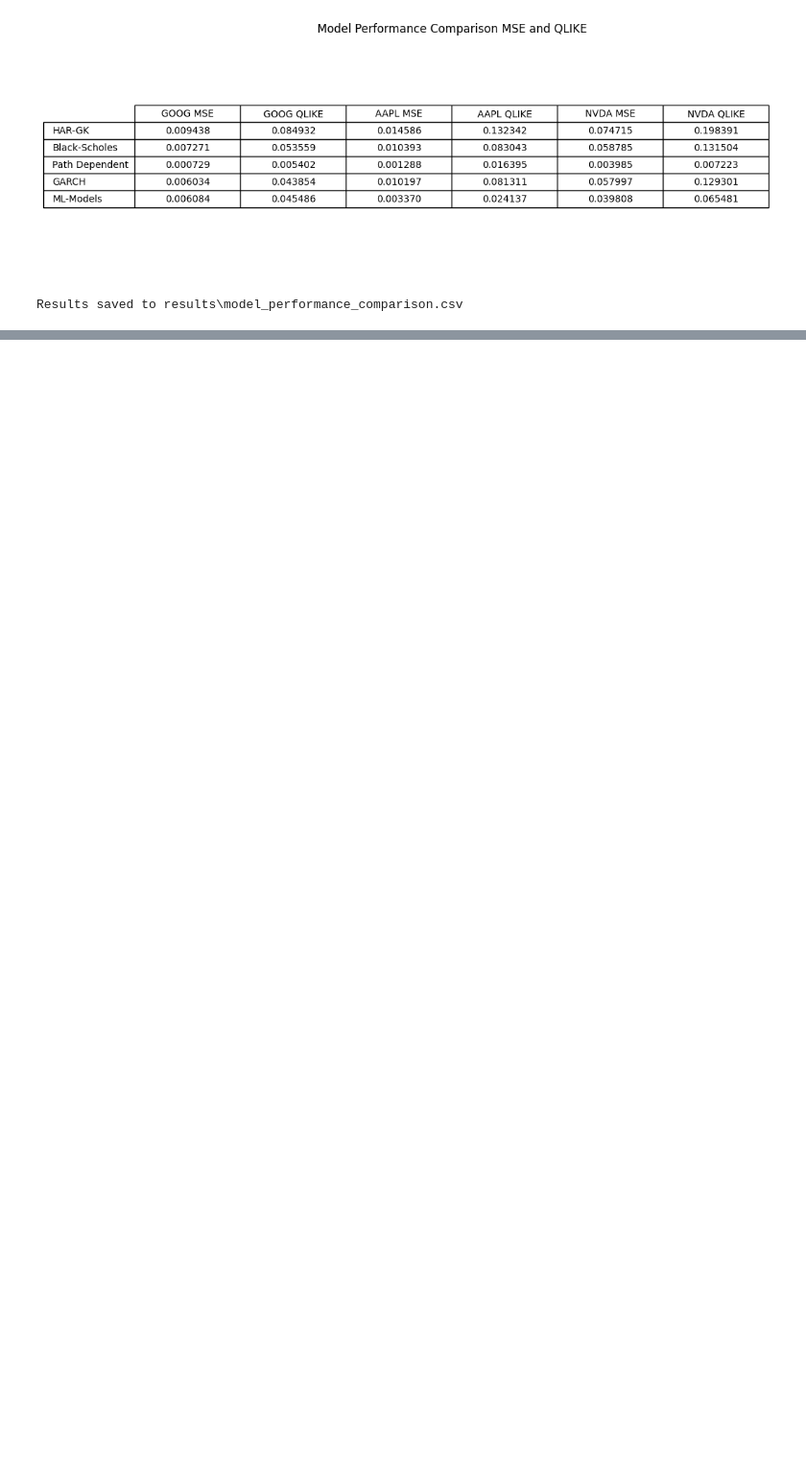
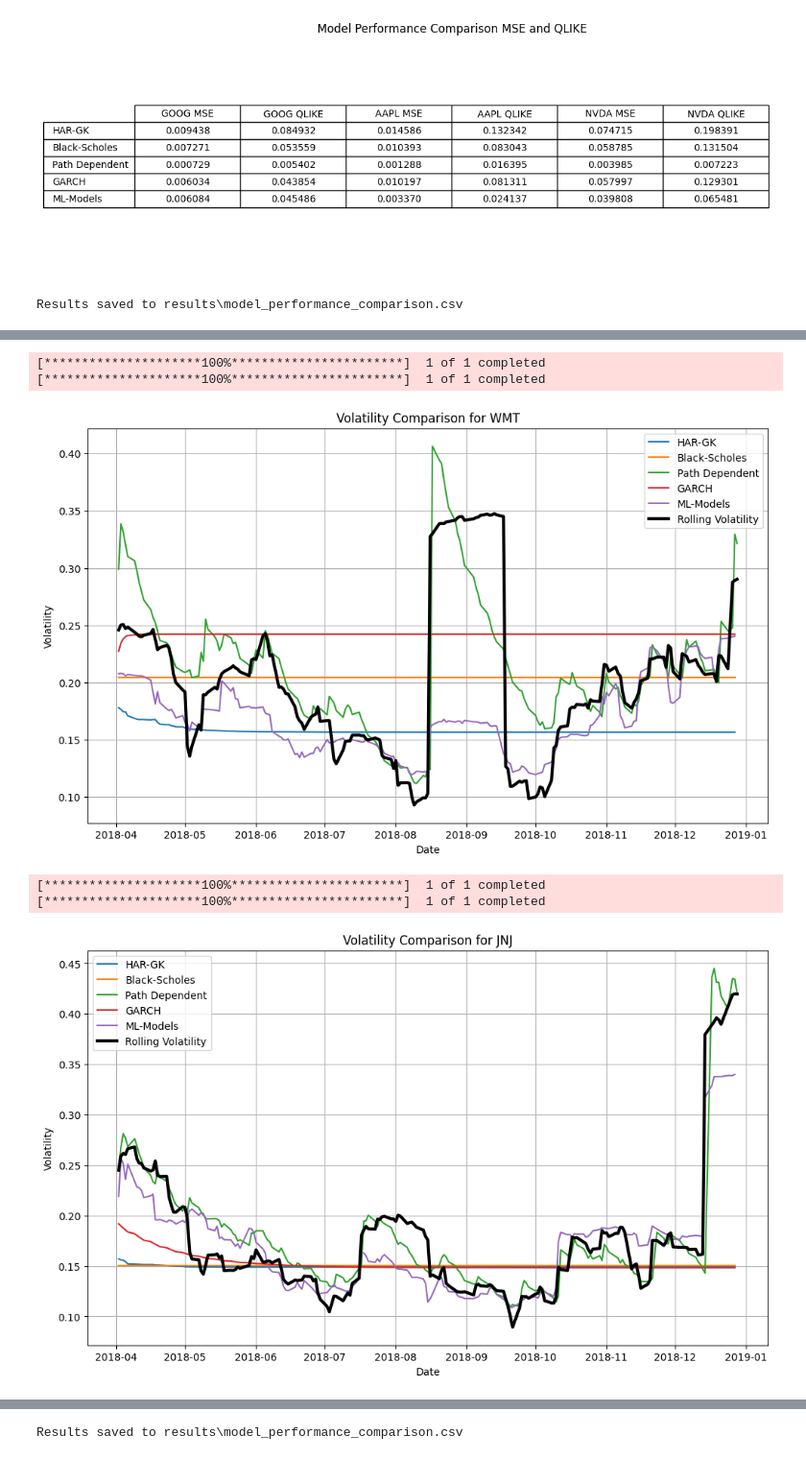
Before and after one commit to abkis/erdos-2026-volatility-models, a Jupyter notebook: main.ipynb, the cells around one changed output, grey strips where cells are left out. Shown at 96% size. Cells and saved outputs as stored; diff of their text form; code cells hidden in the pictures; blank space fills up the shorter version.

```diff
--- a/main.ipynb
+++ b/main.ipynb
@@ -38,0 +54,13 @@ Results saved to results\model_performance_comparison.csv
+# %%
+# run stable time and companies
+
+Compare = main.compare_all_models(stable_company_tickers, [stable_start, stable_train_end, stable_end], save_results = True)
+
+Compare.compute_metrics()
+# %% [output]
+[*********************100%***********************]  1 of 1 completed
+[*********************100%***********************]  1 of 1 completed
+[figure, added]
+[*********************100%***********************]  1 of 1 completed
+[*********************100%***********************]  1 of 1 completed
+[figure, added]
@@ -38,0 +68 @@ Results saved to results\model_performance_comparison.csv
+Results saved to results\model_performance_comparison.csv
```
Also changed, not shown: parts of 7 cells of this notebook.
